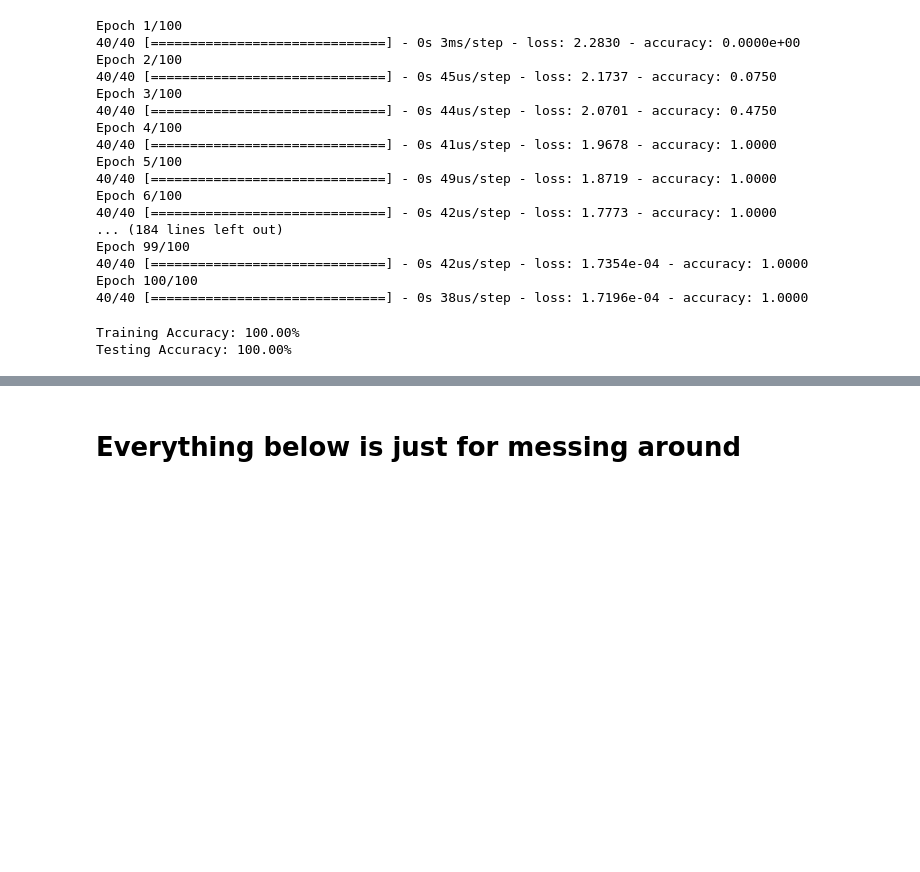
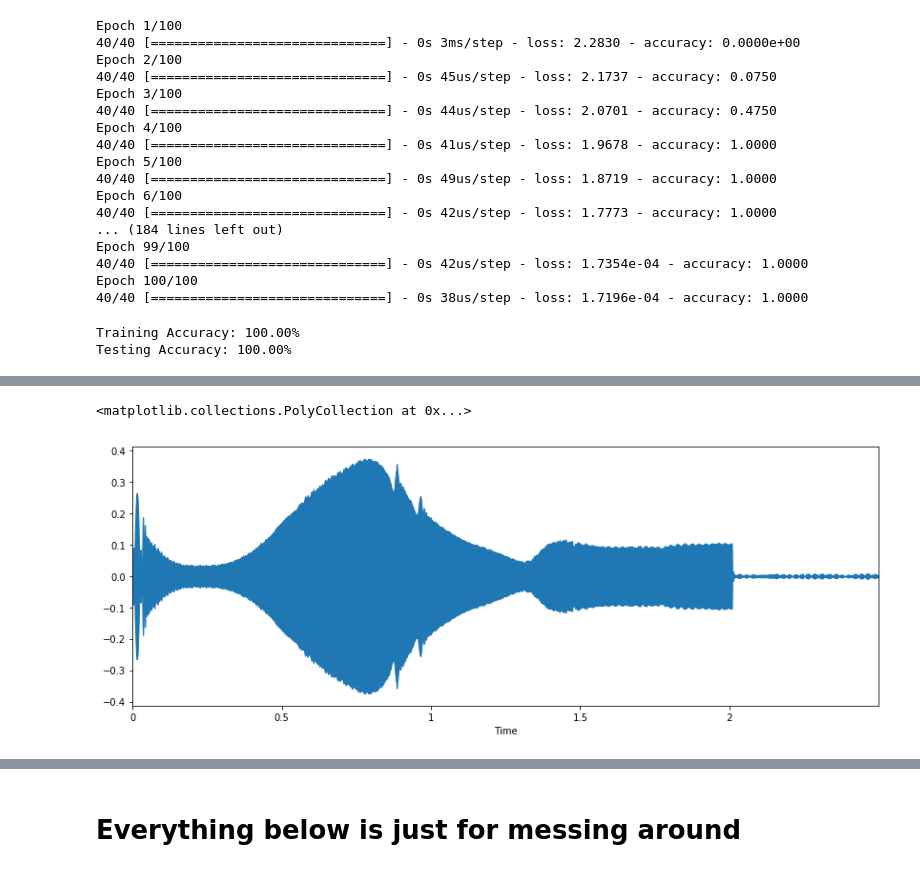
Before and after one commit to lynn84961/GIX_HealthEar, a Jupyter notebook: SignalProcesing/HealthEar Signal Processing Notebook.ipynb, the cells around one changed output, grey strips where cells are left out. Cells and saved outputs as stored; diff of their text form; code cells hidden in the pictures; blank space fills up the shorter version.

```diff
--- a/SignalProcesing/HealthEar Signal Processing Notebook.ipynb
+++ b/SignalProcesing/HealthEar Signal Processing Notebook.ipynb
@@ -494,0 +542,6 @@ for file in df.SignalPaths:
+# %%
+plt.figure(figsize=(14, 5))
+librosa.display.waveplot(y1, sr=sr)
+# %% [output]
+<matplotlib.collections.PolyCollection at 0x...>
+[figure, added]
```
Also changed, not shown: parts of 23 cells of this notebook, 49 other files.
